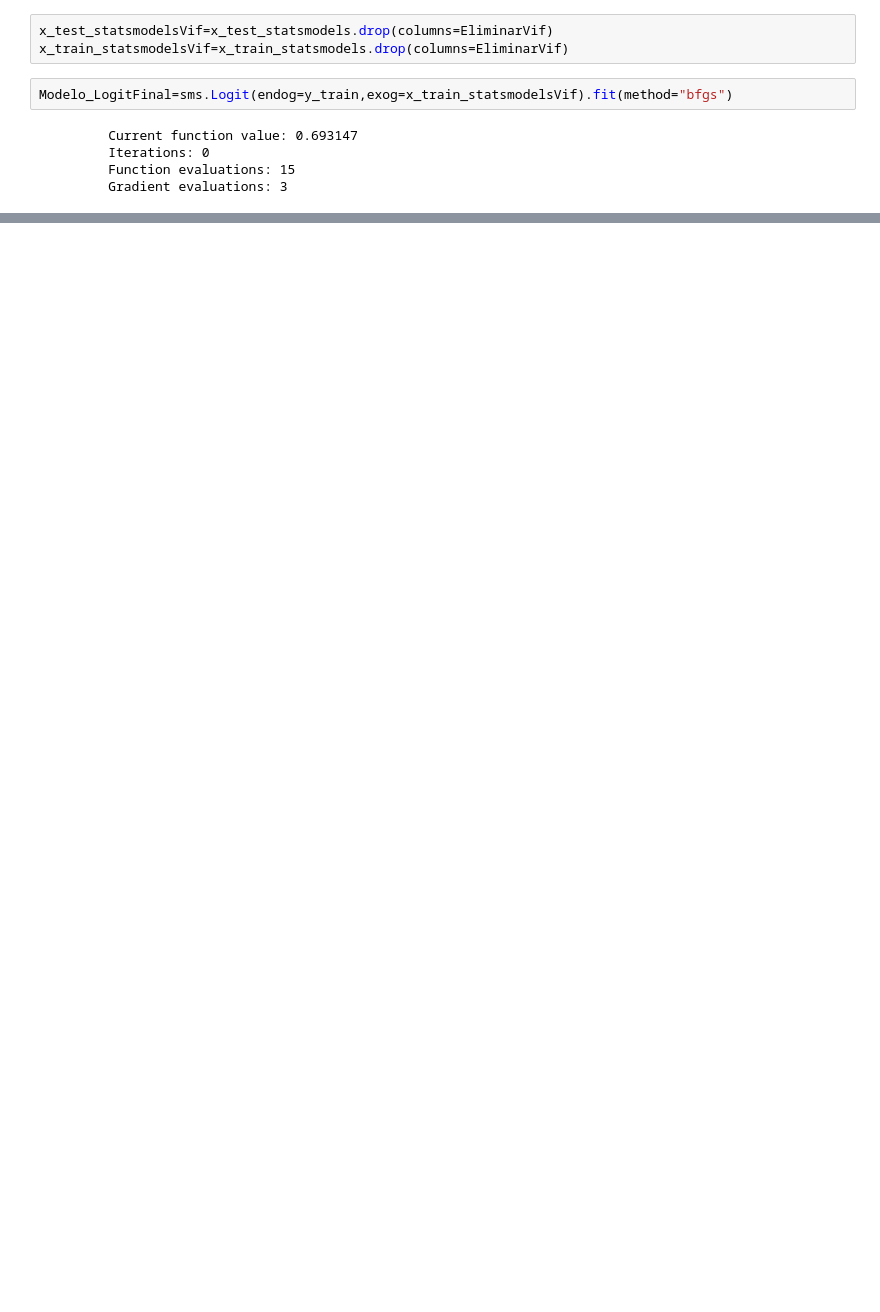
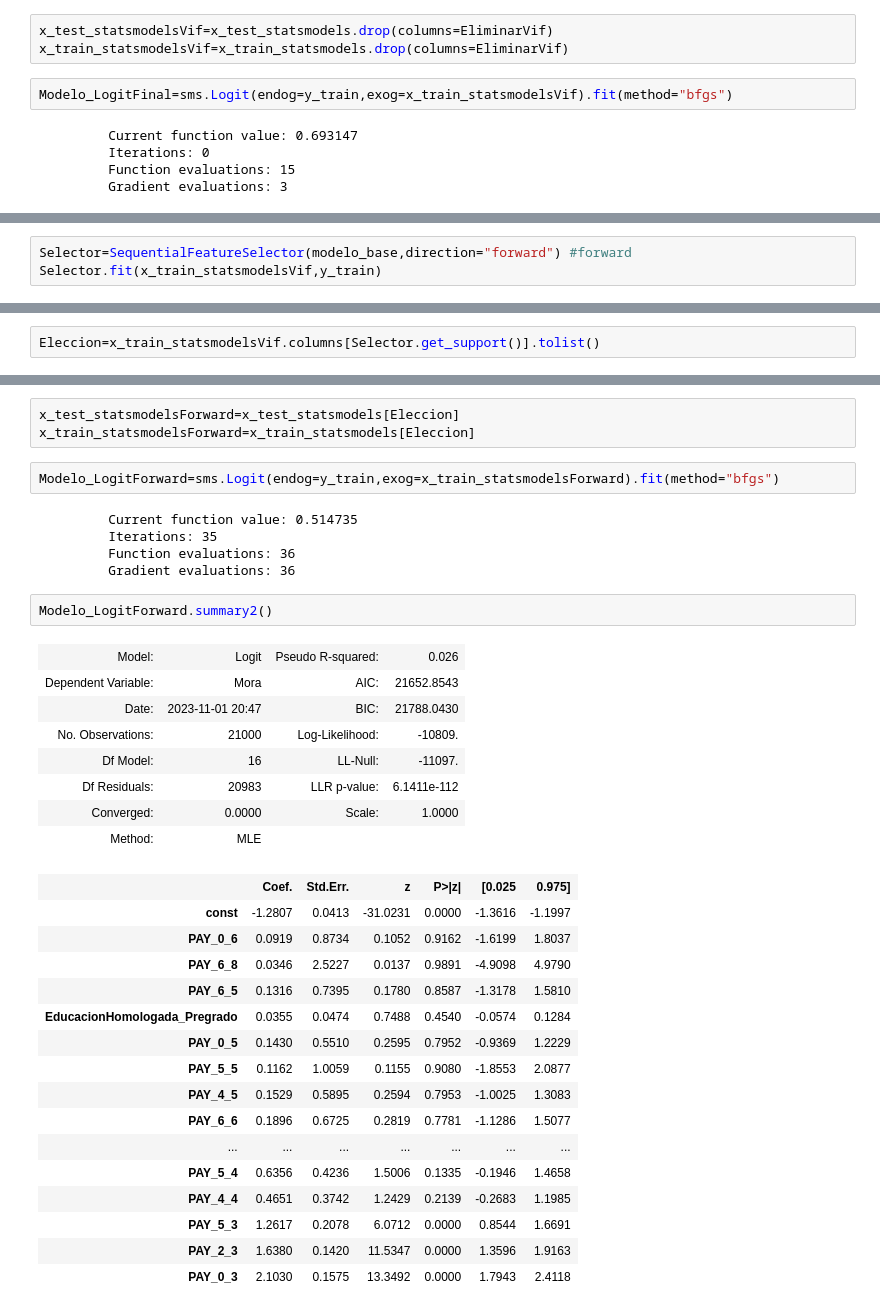
Before and after one commit to Oscar19922017/ModeloCredit2023, a Jupyter notebook: 3_Modelos.ipynb, the cells around one changed output, grey strips where cells are left out. Cells and saved outputs as stored; diff of their text form; blank space fills up the shorter version.

```diff
--- a/3_Modelos.ipynb
+++ b/3_Modelos.ipynb
@@ -297,0 +318,3 @@ Modelo_LogitFinal.summary2()
+# %%
+Selector=SequentialFeatureSelector(modelo_base,direction="forward") #forward
+Selector.fit(x_train_statsmodelsVif,y_train)
@@ -297,0 +323,2 @@ Modelo_LogitFinal.summary2()
+# %%
+Eleccion=x_train_statsmodelsVif.columns[Selector.get_support()].tolist()
@@ -297,0 +345,37 @@ Modelo_LogitFinal.summary2()
+# %%
+x_test_statsmodelsForward=x_test_statsmodels[Eleccion]
+x_train_statsmodelsForward=x_train_statsmodels[Eleccion]
+# %%
+Modelo_LogitForward=sms.Logit(endog=y_train,exog=x_train_statsmodelsForward).fit(method="bfgs")
+# %% [output]
+         Current function value: 0.514735
+         Iterations: 35
+         Function evaluations: 36
+         Gradient evaluations: 36
+# %%
+Modelo_LogitForward.summary2()
+# %% [output]
+| Model: | Logit | Pseudo R-squared: | 0.026 |
+| Dependent Variable: | Mora | AIC: | 21652.8543 |
+| Date: | 2023-11-01 20:47 | BIC: | 21788.0430 |
+| No. Observations: | 21000 | Log-Likelihood: | -10809. |
+| Df Model: | 16 | LL-Null: | -11097. |
+| Df Residuals: | 20983 | LLR p-value: | 6.1411e-112 |
+| Converged: | 0.0000 | Scale: | 1.0000 |
+| Method: | MLE |  |  |
+|  | Coef. | Std.Err. | z | P>|z| | [0.025 | 0.975] |
+| const | -1.2807 | 0.0413 | -31.0231 | 0.0000 | -1.3616 | -1.1997 |
+| PAY_0_6 | 0.0919 | 0.8734 | 0.1052 | 0.9162 | -1.6199 | 1.8037 |
+| PAY_6_8 | 0.0346 | 2.5227 | 0.0137 | 0.9891 | -4.9098 | 4.9790 |
+| PAY_6_5 | 0.1316 | 0.7395 | 0.1780 | 0.8587 | -1.3178 | 1.5810 |
+| EducacionHomologada_Pregrado | 0.0355 | 0.0474 | 0.7488 | 0.4540 | -0.0574 | 0.1284 |
+| PAY_0_5 | 0.1430 | 0.5510 | 0.2595 | 0.7952 | -0.9369 | 1.2229 |
+| PAY_5_5 | 0.1162 | 1.0059 | 0.1155 | 0.9080 | -1.8553 | 2.0877 |
+| PAY_4_5 | 0.1529 | 0.5895 | 0.2594 | 0.7953 | -1.0025 | 1.3083 |
+| PAY_6_6 | 0.1896 | 0.6725 | 0.2819 | 0.7781 | -1.1286 | 1.5077 |
+| ... | ... | ... | ... | ... | ... | ... |
+| PAY_5_4 | 0.6356 | 0.4236 | 1.5006 | 0.1335 | -0.1946 | 1.4658 |
+| PAY_4_4 | 0.4651 | 0.3742 | 1.2429 | 0.2139 | -0.2683 | 1.1985 |
+| PAY_5_3 | 1.2617 | 0.2078 | 6.0712 | 0.0000 | 0.8544 | 1.6691 |
+| PAY_2_3 | 1.6380 | 0.1420 | 11.5347 | 0.0000 | 1.3596 | 1.9163 |
+| PAY_0_3 | 2.1030 | 0.1575 | 13.3492 | 0.0000 | 1.7943 | 2.4118 |
```
Also changed, not shown: parts of 8 cells of this notebook.
